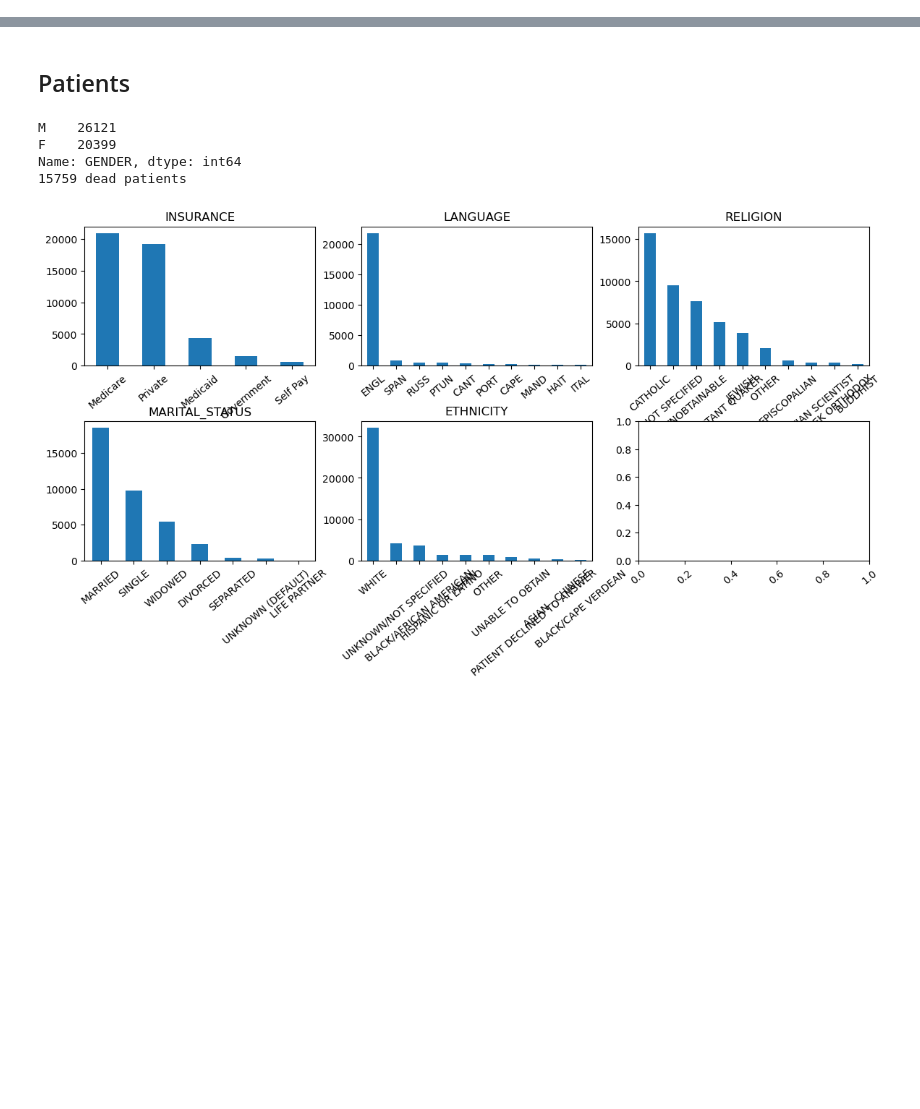
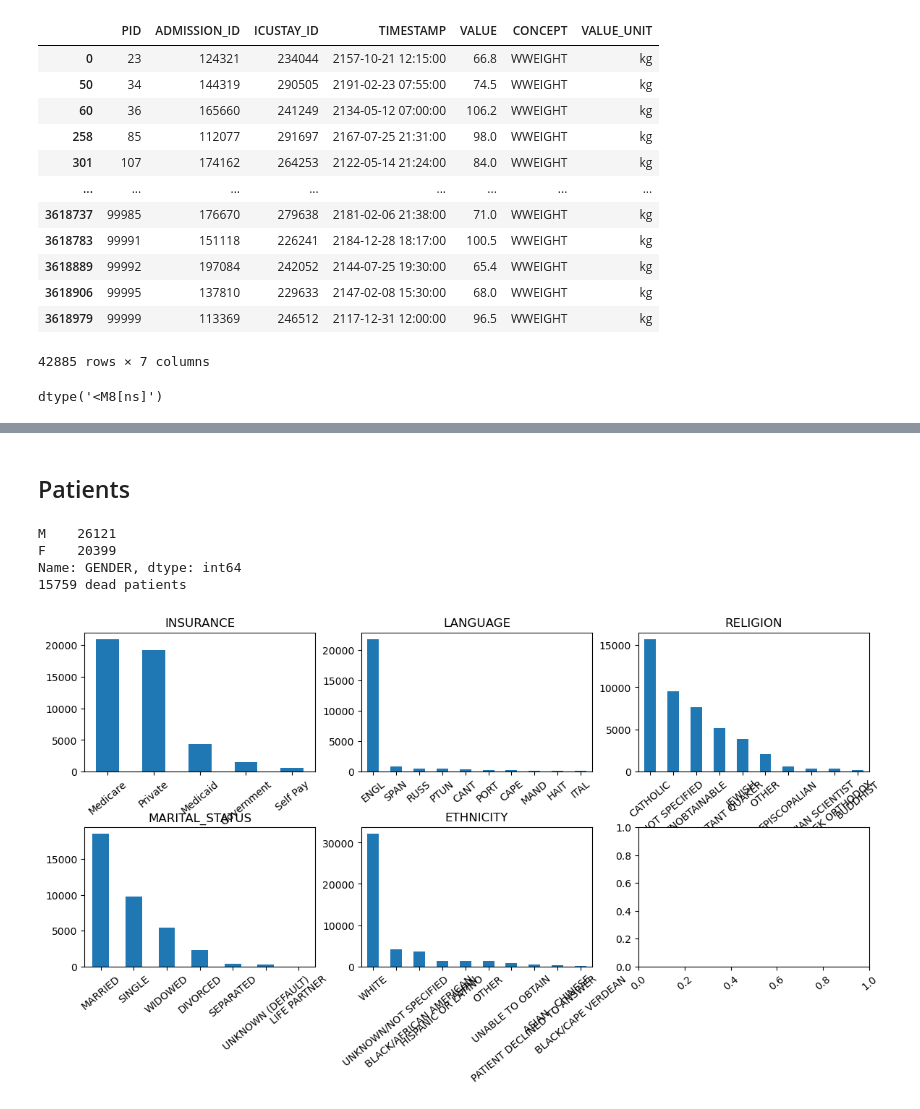
Before and after one commit to kirilklein/patbert, a Jupyter notebook: notebooks/explore/mimic3.ipynb, the cells around one changed output, grey strips where cells are left out. Cells and saved outputs as stored; diff of their text form; code cells hidden in the pictures; blank space fills up the shorter version.

```diff
--- a/notebooks/explore/mimic3.ipynb
+++ b/notebooks/explore/mimic3.ipynb
@@ -3,6 +3,29 @@ import pandas as pd
 from os.path import join
 import matplotlib.pyplot as plt
 import numpy as np
-from patbert.data import utils
-from collections import Counter
+
 mimic_path = "C:\\Users\\fjn197\\PhD\\projects\\PHAIR\\pipelines\\ehr_preprocess\\data\\processed\\mimic-iii-clinical-database-1.4"
+processed_path = "C:\\Users\\fjn197\\PhD\\projects\\PHAIR\\pipelines\\patbert\\data\\processed\\mimic3\\plain"
+raw_path = "C:\\Users\\fjn197\\PhD\\projects\\PHAIR\\pipelines\\ehr_preprocess\\data\\raw\\mimic-iii-clinical-database-1.4"
+# %%
+weight = pd.read_parquet(join(processed_path, "concept.weight.parquet"))
+# %%
+weight
+# %% [output]
+|  | PID | ADMISSION_ID | ICUSTAY_ID | TIMESTAMP | VALUE | CONCEPT | VALUE_UNIT |
+| 0 | 23 | 124321 | 234044 | 2157-10-21 12:15:00 | 66.8 | WWEIGHT | kg |
+| 50 | 34 | 144319 | 290505 | 2191-02-23 07:55:00 | 74.5 | WWEIGHT | kg |
+| 60 | 36 | 165660 | 241249 | 2134-05-12 07:00:00 | 106.2 | WWEIGHT | kg |
+| 258 | 85 | 112077 | 291697 | 2167-07-25 21:31:00 | 98.0 | WWEIGHT | kg |
+| 301 | 107 | 174162 | 264253 | 2122-05-14 21:24:00 | 84.0 | WWEIGHT | kg |
+| ... | ... | ... | ... | ... | ... | ... | ... |
+| 3618737 | 99985 | 176670 | 279638 | 2181-02-06 21:38:00 | 71.0 | WWEIGHT | kg |
+| 3618783 | 99991 | 151118 | 226241 | 2184-12-28 18:17:00 | 100.5 | WWEIGHT | kg |
+| 3618889 | 99992 | 197084 | 242052 | 2144-07-25 19:30:00 | 65.4 | WWEIGHT | kg |
+| 3618906 | 99995 | 137810 | 229633 | 2147-02-08 15:30:00 | 68.0 | WWEIGHT | kg |
+| 3618979 | 99999 | 113369 | 246512 | 2117-12-31 12:00:00 | 96.5 | WWEIGHT | kg |
+42885 rows × 7 columns
+# %%
+weight.TIMESTAMP.dtype
+# %% [output]
+dtype('<M8[ns]')
```
Also changed, not shown: parts of 1 cell of this notebook, 5 other files.
